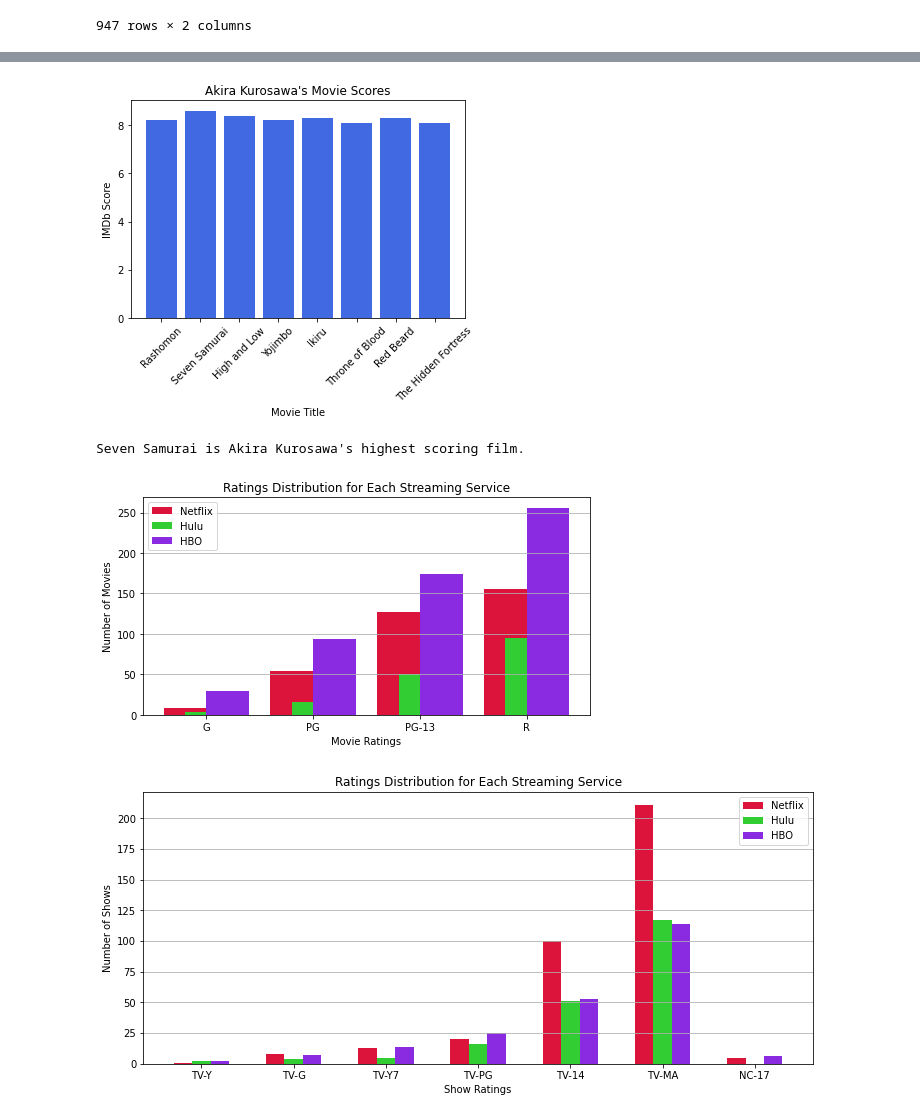
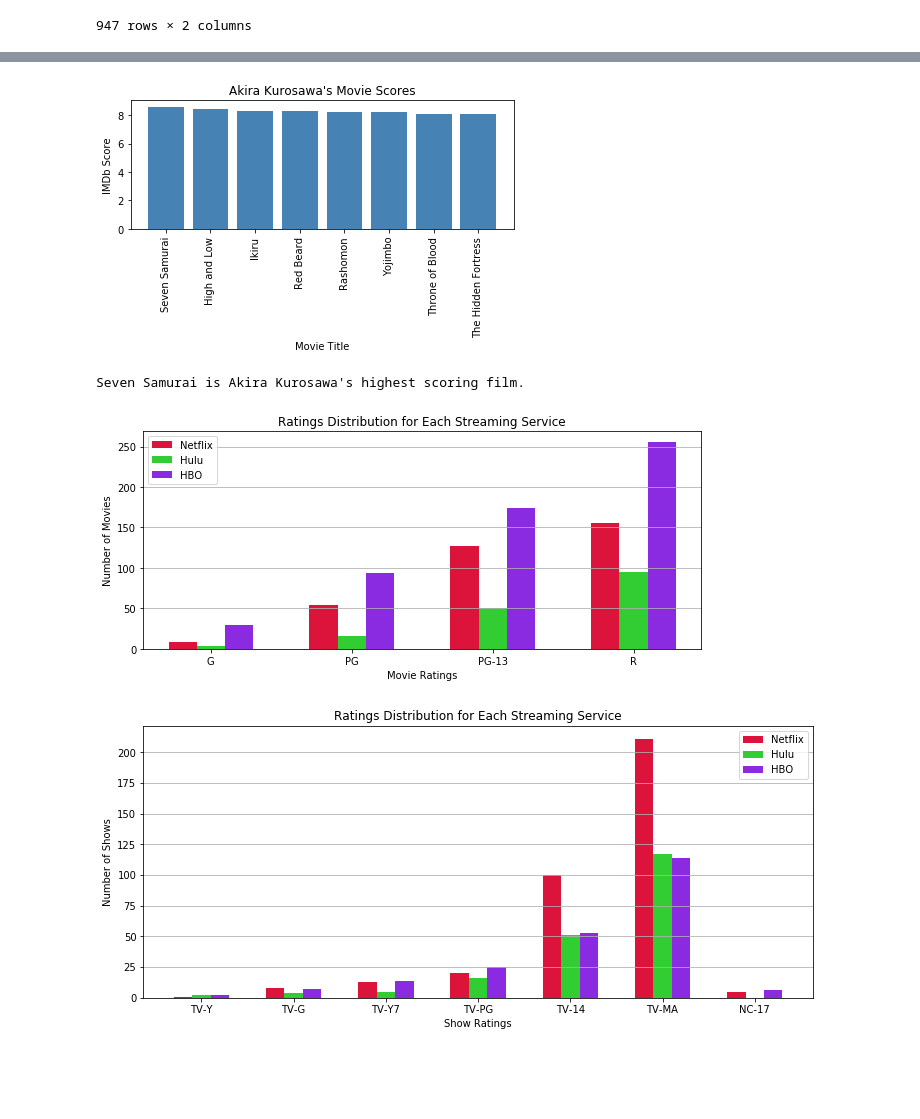
Before and after one commit to thn22/Eclipse__Rodeo2.0, a Jupyter notebook: Visualizations.ipynb, the cells around one changed output, grey strips where cells are left out. Drawn from its saved outputs; the diff is of its cells as text; code cells hidden in the pictures; blank space fills up the shorter version.

```diff
--- a/Visualizations.ipynb
+++ b/Visualizations.ipynb
@@ -6,7 +6,7 @@ import numpy as np
 from scipy.stats import linregress
 # %%
 #load in csv for movies and tv shows
-cleaned_movie = pd.read_csv("Resources/movie_df.csv")
+cleaned_movie = pd.read_csv("Output/movie_df.csv")
 del cleaned_movie["Unnamed: 0"]
 cleaned_movie = cleaned_movie.drop_duplicates()
 cleaned_movie
@@ -287,4 +275,4 @@ Akira Kurosawa has the highest average IMDb score with: 8.274999999999999
 # %%
 #filter dataframe to show Akira Kurosawa's movies
 akira_df = cleaned_movie[cleaned_movie["name"]=="Akira Kurosawa"]
-akira_df
+akira_df = akira_df.sort_values("imdb_score", ascending=False)
@@ -301,14 +279,16 @@ akira_df
 # %%
 #create bar graph that shows Akira Kurosawa's movies and their scores
-plt.bar(akira_df["title"],akira_df["imdb_score"],color="royalblue")
-plt.xticks(rotation=45)
+plt.bar(akira_df["title"],akira_df["imdb_score"],color="steelblue")
+plt.xticks(rotation=90)
 plt.title("Akira Kurosawa's Movie Scores")
 plt.xlabel("Movie Title")
 plt.ylabel("IMDb Score")
+plt.tight_layout()
+plt.savefig("Output/kurosawa_score.png")
 plt.show()
 print("Seven Samurai is Akira Kurosawa's highest scoring film.")
 # %% [output]
-[figure, old version]
+[figure, new version]
 Seven Samurai is Akira Kurosawa's highest scoring film.
 # %%
 #create bar graphs comparing age certifications within each streaming service
@@ -317,8 +297,8 @@ y1 = [9, 54, 127, 156]
 y2 = [4, 16, 51, 95]
 y3 = [29, 94, 174, 256]
 x = np.arange(len(ratings_m))
-width = 0.4
-plt.figure(figsize=(8,4))
+width = 0.2
+plt.figure(figsize=(10,4))
 plt.bar(x - 0.2, y1, width, color="crimson")
 plt.bar(x, y2, width, color="limegreen")
 plt.bar(x + 0.2, y3, width, color="blueviolet")
@@ -328,9 +308,10 @@ plt.xlabel("Movie Ratings")
 plt.ylabel("Number of Movies")
 plt.legend(["Netflix", "Hulu", "HBO"])
 plt.grid(b=True,which="major",axis="y")
+plt.savefig("Output/movie_ratings_vs_service.png")
 plt.show()
 # %% [output]
-[figure, old version]
+[figure, new version]
 # %%
 df = pd.DataFrame
 # %%
```
Also changed, not shown: parts of 13 cells of this notebook, 10 other files.
